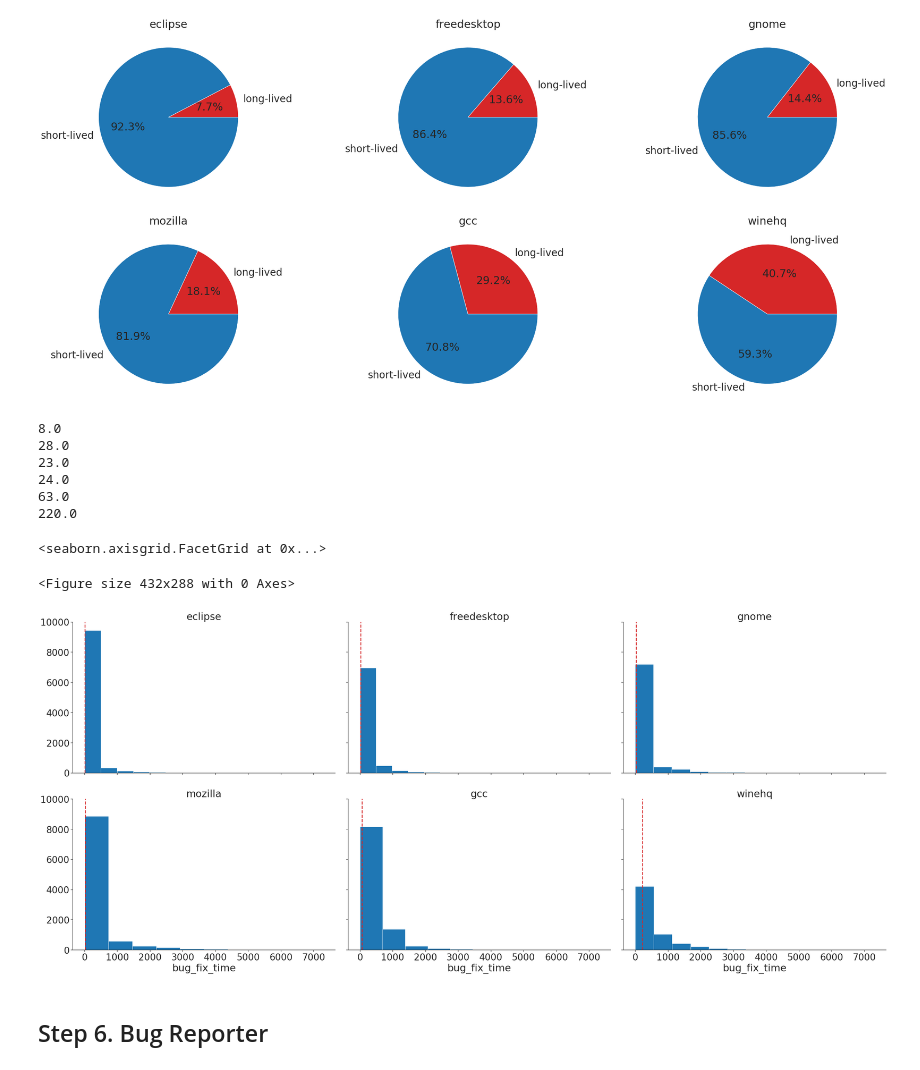
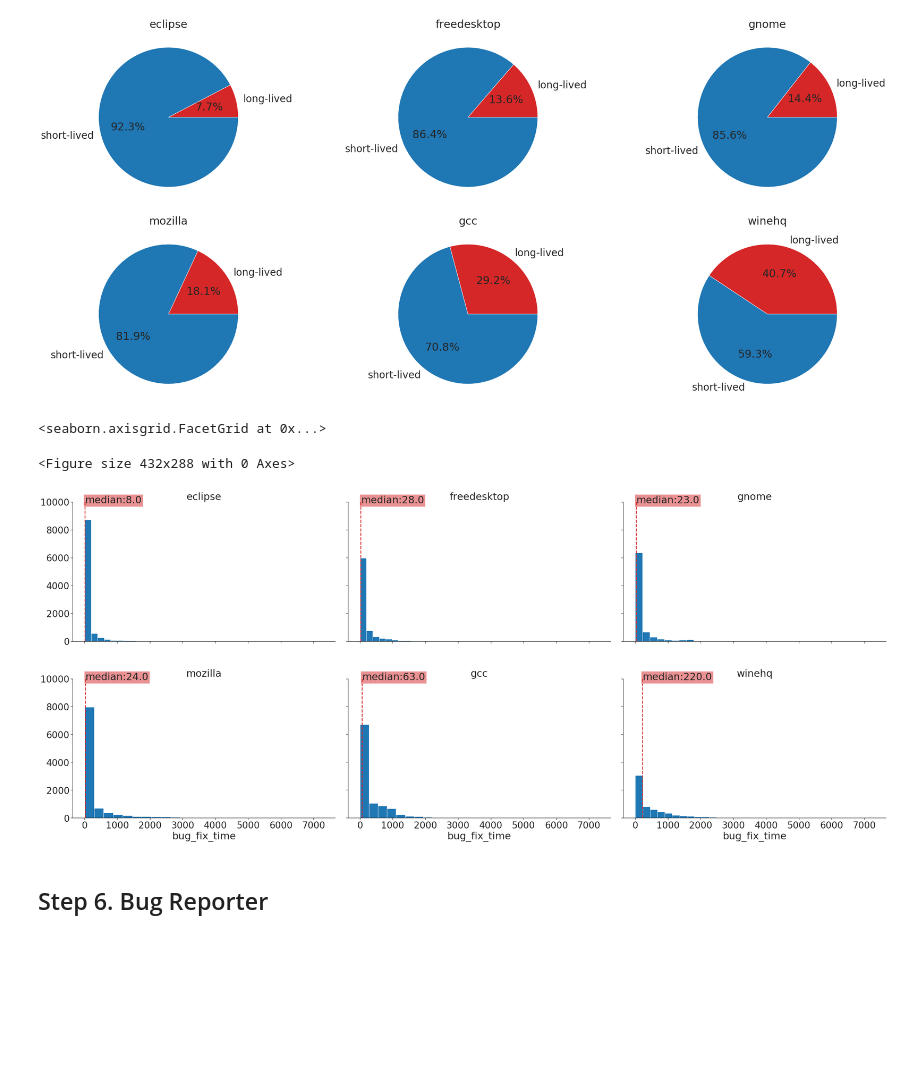
Before and after one commit to gomesluiz/my-doctorate, a Jupyter notebook: projects/long-lived-bug-prediction/notebooks/20191004_long_lived_prediction_rq2_data_analysis.ipynb, the cells around one changed output. Drawn from its saved outputs; the diff is of its cells as text; code cells hidden in the pictures; blank space fills up the shorter version.

```diff
--- a/projects/long-lived-bug-prediction/notebooks/20191004_long_lived_prediction_rq2_data_analysis.ipynb
+++ b/projects/long-lived-bug-prediction/notebooks/20191004_long_lived_prediction_rq2_data_analysis.ipynb
@@ -204,30 +204,23 @@ g.set_titles("{col_name}")
 # %%
 # Long-lived? histogram distribution
 def plot_hist(v, color=None):
     m = np.median(v)
-    print(m)
-    plt.axvline(m, color='tab:red', linestyle='--',
-                linewidth=2.5, label = f"Threshold : {m}")
-    plt.hist(v, bins=10, color='tab:blue')
+    plt.axvline(m, color='tab:red', linestyle='--', linewidth=2.5)
+    plt.text(m + 3.0, 9900, f"median:{m}", bbox=dict(facecolor='tab:red', alpha=0.5))
+    plt.hist(v, bins=25, color='tab:blue')
 
 # plot histograms
 sns.set(style="ticks", color_codes=True, font_scale=2.5)
 sns.despine(offset=5)
 g = sns.FacetGrid(bug_reports_all_data, col="project"
                   , col_order=projects
                   , col_wrap=3, height=8, aspect=1.5)
 g = g.map(plot_hist, "bug_fix_time")
 g.set_titles("{col_name}")
 g.set(ylim=(0, 10000))
 # %% [output]
-8.0
-28.0
-23.0
-24.0
-63.0
-220.0
+<seaborn.axisgrid.FacetGrid at 0x...>
-<seaborn.axisgrid.FacetGrid at 0x...>
+<Figure size 432x288 with 0 Axes>
-<Figure size 432x288 with 0 Axes>
-[figure, old version]
+[figure, new version]
 # %% [markdown]
 ## Step 6. Bug Reporter
```
Also changed, not shown: parts of 11 cells of this notebook, 2 other files.
